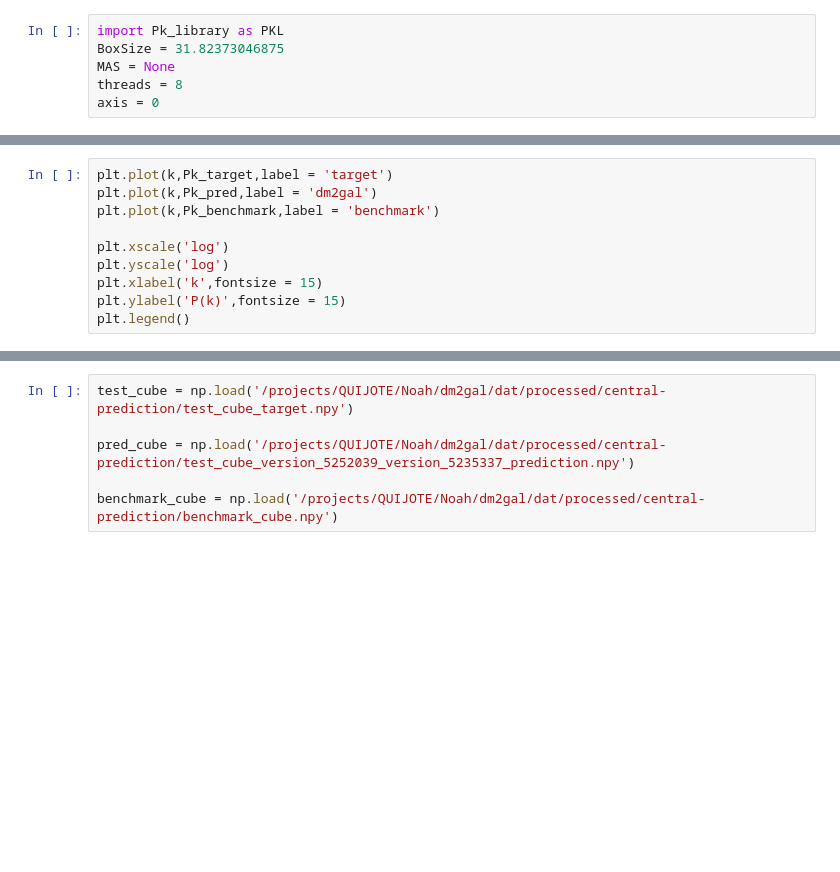
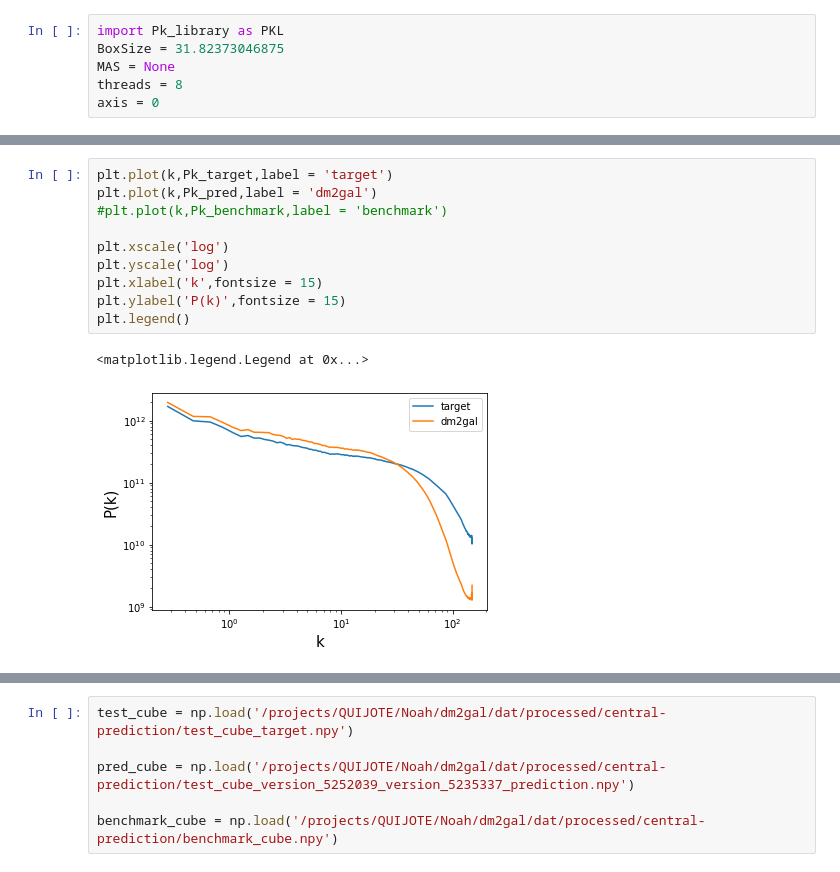
Before and after one commit to nkasmanoff/dm2gal, a Jupyter notebook: Notebooks/Fun Plots.ipynb, the cells around one changed output, grey strips where cells are left out. Cells and saved outputs as stored; diff of their text form; blank space fills up the shorter version.

```diff
--- a/Notebooks/Fun Plots.ipynb
+++ b/Notebooks/Fun Plots.ipynb
@@ -112,11 +136,14 @@ Pk_benchmark = np.load('../src/analysis/benchmark_Pk0_values.npy')
 # %%
 plt.plot(k,Pk_target,label = 'target')
 plt.plot(k,Pk_pred,label = 'dm2gal')
-plt.plot(k,Pk_benchmark,label = 'benchmark')
+#plt.plot(k,Pk_benchmark,label = 'benchmark')
 
 plt.xscale('log')
 plt.yscale('log')
 plt.xlabel('k',fontsize = 15)
 plt.ylabel('P(k)',fontsize = 15)
 plt.legend()
+# %% [output]
+<matplotlib.legend.Legend at 0x...>
+[figure, added]
 # %%
```
Also changed, not shown: parts of 20 cells of this notebook, 4 other files.
